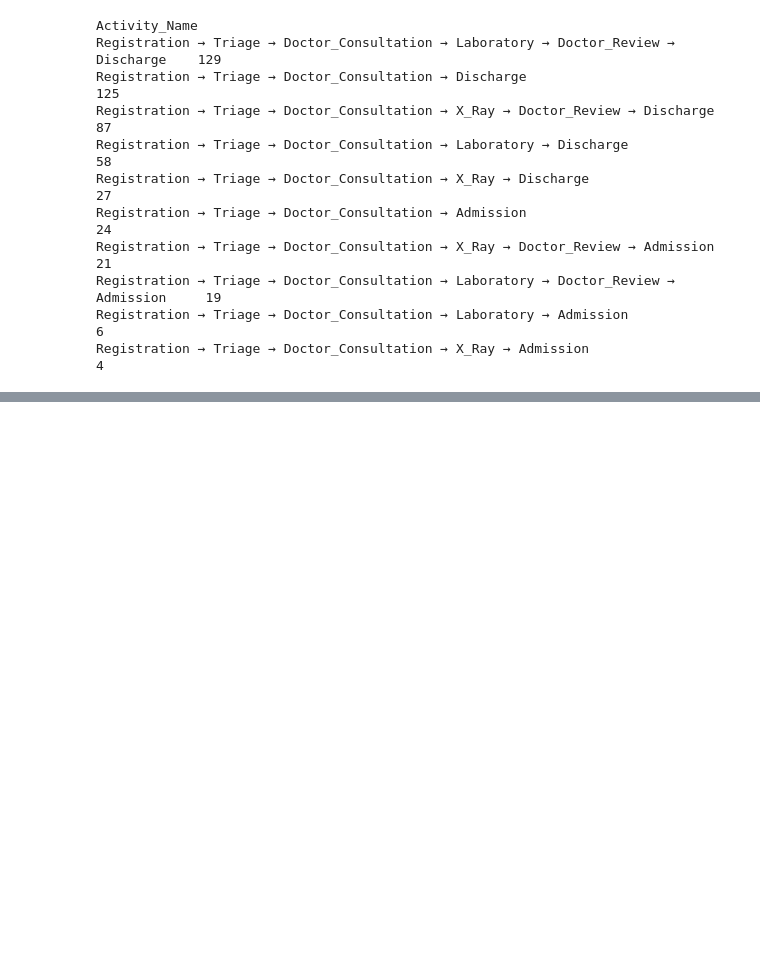
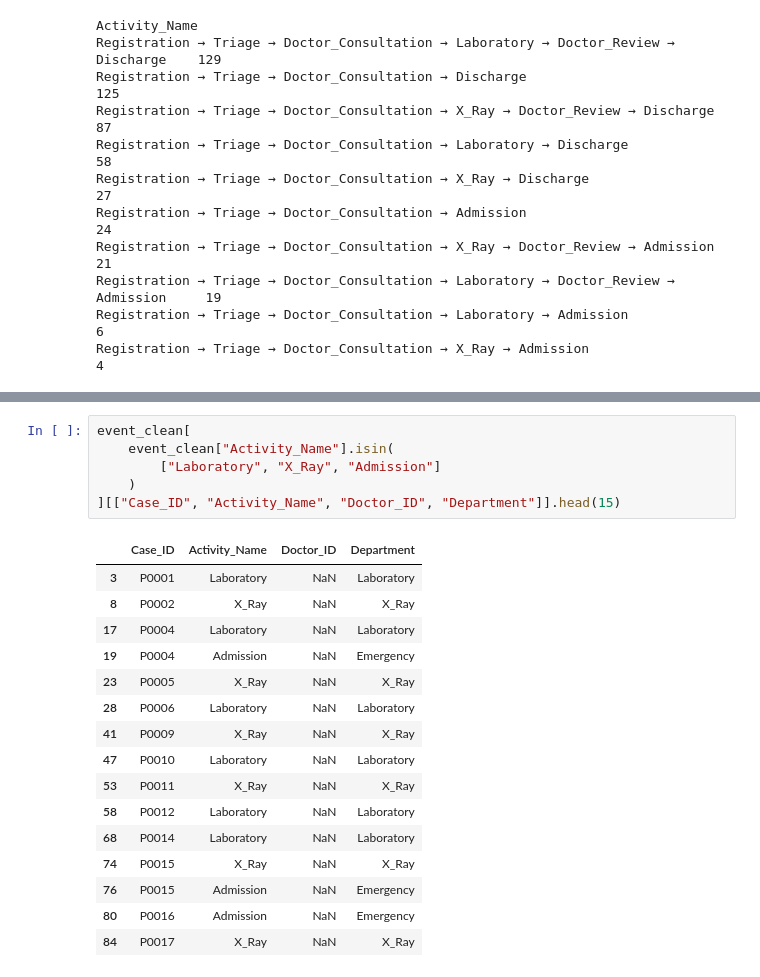
Before and after one commit to Ananyasingh0413/CareFlow---Clinical-Pathway-Process-Mining, a Jupyter notebook: healthcare_project-checkpoint.ipynb, the cells around one changed output, grey strips where cells are left out. Drawn from its saved outputs; the diff is of its cells as text; blank space fills up the shorter version.

```diff
--- a/healthcare_project-checkpoint.ipynb
+++ b/healthcare_project-checkpoint.ipynb
@@ -907,0 +1012,23 @@ Registration → Triage → Doctor_Consultation → X_Ray → Admission
+# %%
+event_clean[
+    event_clean["Activity_Name"].isin(
+        ["Laboratory", "X_Ray", "Admission"]
+    )
+][["Case_ID", "Activity_Name", "Doctor_ID", "Department"]].head(15)
+# %% [output]
+|  | Case_ID | Activity_Name | Doctor_ID | Department |
+| 3 | P0001 | Laboratory | NaN | Laboratory |
+| 8 | P0002 | X_Ray | NaN | X_Ray |
+| 17 | P0004 | Laboratory | NaN | Laboratory |
+| 19 | P0004 | Admission | NaN | Emergency |
+| 23 | P0005 | X_Ray | NaN | X_Ray |
+| 28 | P0006 | Laboratory | NaN | Laboratory |
+| 41 | P0009 | X_Ray | NaN | X_Ray |
+| 47 | P0010 | Laboratory | NaN | Laboratory |
+| 53 | P0011 | X_Ray | NaN | X_Ray |
+| 58 | P0012 | Laboratory | NaN | Laboratory |
+| 68 | P0014 | Laboratory | NaN | Laboratory |
+| 74 | P0015 | X_Ray | NaN | X_Ray |
+| 76 | P0015 | Admission | NaN | Emergency |
+| 80 | P0016 | Admission | NaN | Emergency |
+| 84 | P0017 | X_Ray | NaN | X_Ray |
```
Also changed, not shown: parts of 12 cells of this notebook.
